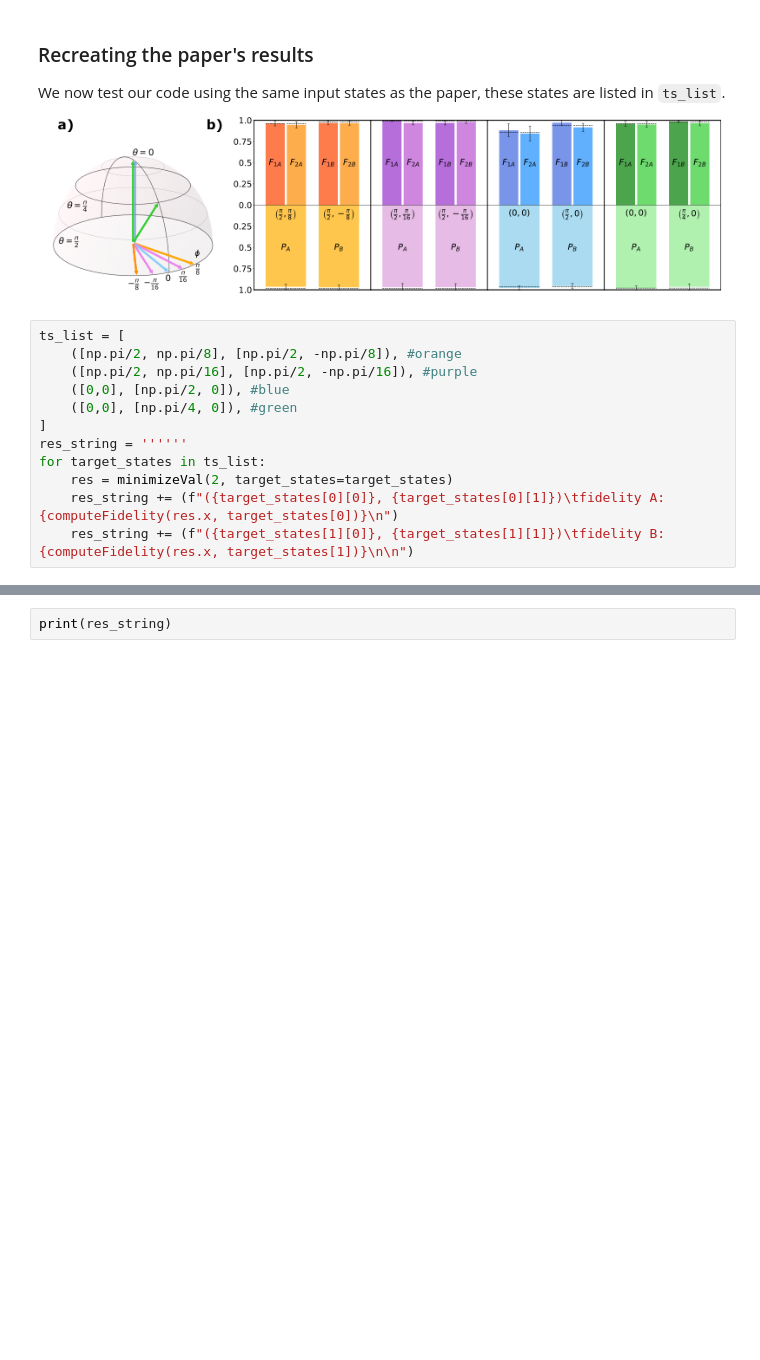
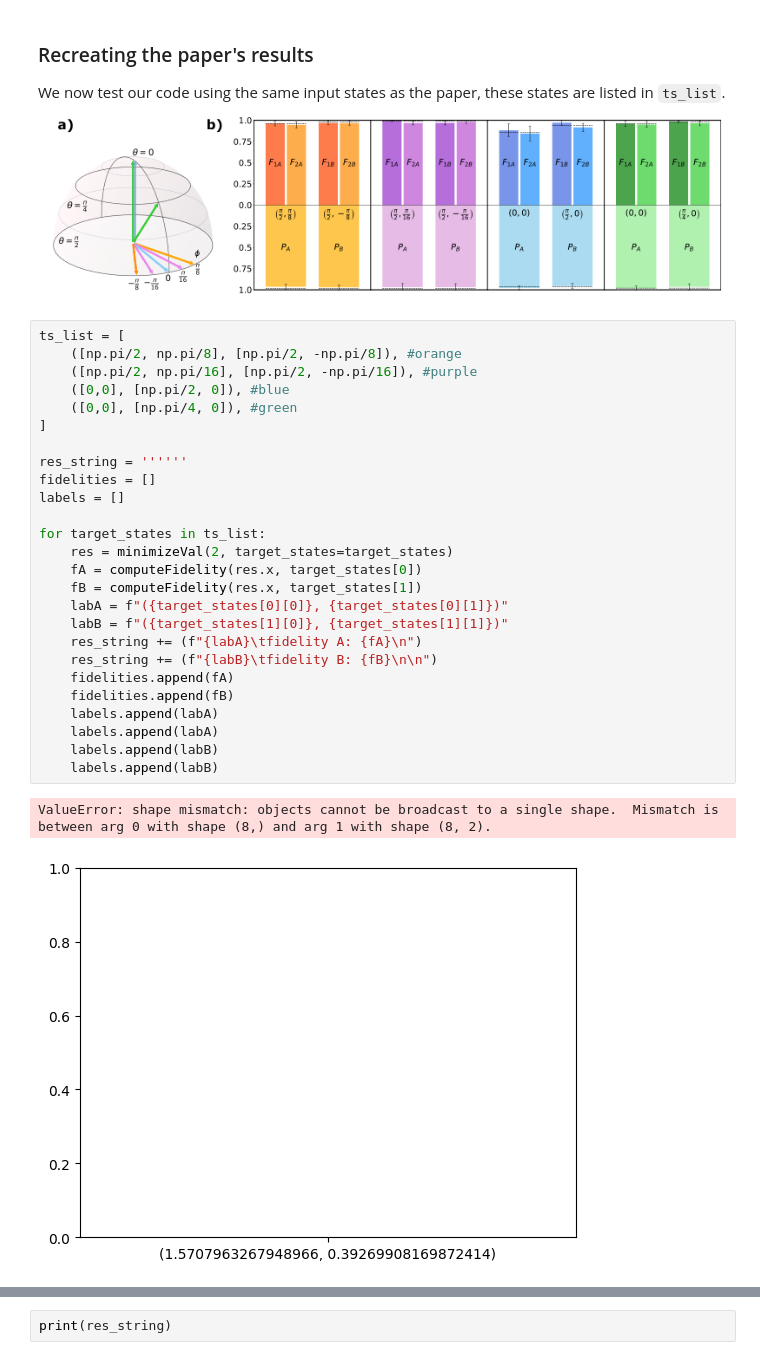
Before and after one commit to gamberoillecito/pushquantum2, a Jupyter notebook: quandela-pushquantum-24/VQCstateDependent.ipynb, the cells around one changed output, grey strips where cells are left out. Cells and saved outputs as stored; diff of their text form; blank space fills up the shorter version.

Commit message:
addedd plots

```diff
--- a/quandela-pushquantum-24/VQCstateDependent.ipynb
+++ b/quandela-pushquantum-24/VQCstateDependent.ipynb
@@ -203,12 +203,29 @@ We now test our code using the same input states as the paper, these states are
 # %%
 ts_list = [
     ([np.pi/2, np.pi/8], [np.pi/2, -np.pi/8]), #orange
     ([np.pi/2, np.pi/16], [np.pi/2, -np.pi/16]), #purple
     ([0,0], [np.pi/2, 0]), #blue
     ([0,0], [np.pi/4, 0]), #green
 ]
+
 res_string = ''''''
+fidelities = []
+labels = []
+
 for target_states in ts_list:
     res = minimizeVal(2, target_states=target_states)
-    res_string += (f"({target_states[0][0]}, {target_states[0][1]})\tfidelity A: {computeFidelity(res.x, target_states[0])}\n")
-    res_string += (f"({target_states[1][0]}, {target_states[1][1]})\tfidelity B: {computeFidelity(res.x, target_states[1])}\n\n")
+    fA = computeFidelity(res.x, target_states[0])
+    fB = computeFidelity(res.x, target_states[1])
+    labA = f"({target_states[0][0]}, {target_states[0][1]})"
+    labB = f"({target_states[1][0]}, {target_states[1][1]})"
+    res_string += (f"{labA}\tfidelity A: {fA}\n")
+    res_string += (f"{labB}\tfidelity B: {fB}\n\n")
+    fidelities.append(fA)
+    fidelities.append(fB)
+    labels.append(labA)
+    labels.append(labA)
+    labels.append(labB)
+    labels.append(labB)
+# %% [output]
+ValueError: shape mismatch: objects cannot be broadcast to a single shape.  Mismatch is between arg 0 with shape (8,) and arg 1 with shape (8, 2).
+[figure, added]
```
Also changed, not shown: parts of 2 cells of this notebook.
